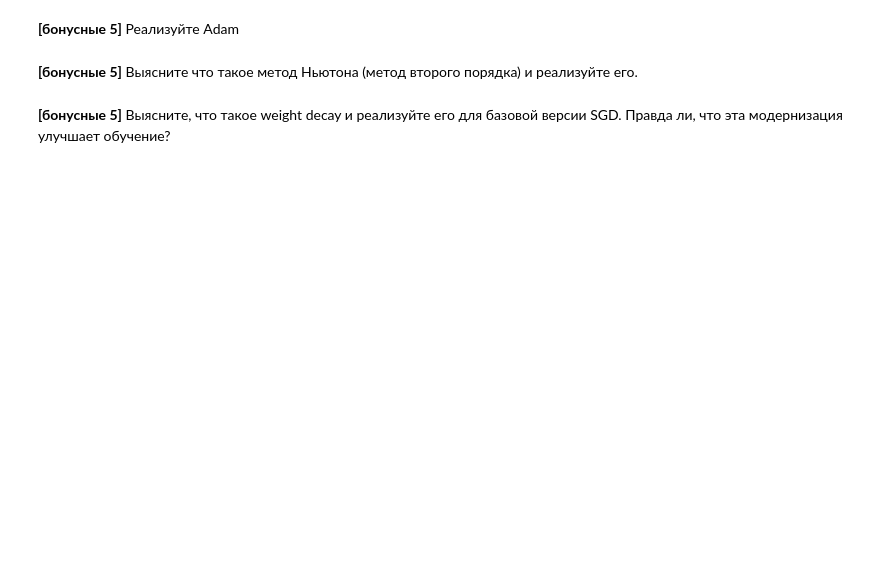
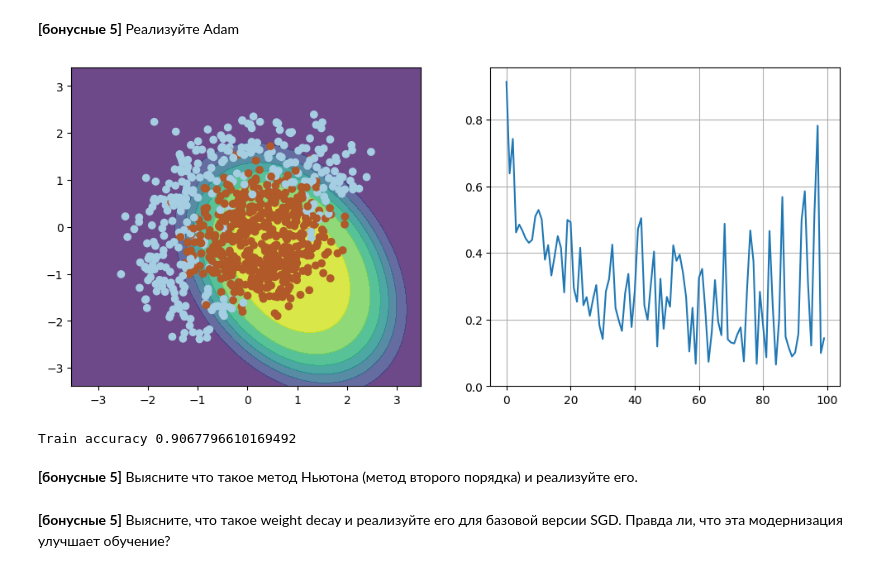
Before and after one commit to IYuminov/yet_another_math_for_DS, a Jupyter notebook: hw/math_base_hw02_part02.ipynb, the cells around one changed output. Saved outputs shown, nothing was run; the diff lists cells and outputs as text; code cells hidden in the pictures; blank space fills up the shorter version.

```diff
--- a/hw/math_base_hw02_part02.ipynb
+++ b/hw/math_base_hw02_part02.ipynb
@@ -268,3 +287,40 @@ __[бонусные 5]__ Реализуйте Adam
+# %%
+np.random.seed(42)
+
+w = np.array([0, 0, 0, 0, 0, 1])
+
+mean_dw, mean_dw_2 = np.zeros_like(w), np.zeros_like(w)
+
+lr = 0.05
+beta = 0.5
+beta1 = 0.9
+eps = 1e-8
+n_iter = 100
+batch_size = 5
+loss = np.zeros(n_iter)
+
+for iter in range(n_iter):
+    index_batch = np.random.choice(len(y), batch_size)
+    X_train_batch = X_train[index_batch]
+    y_batch = y[index_batch]
+
+    loss[iter] = compute_loss(X_train_batch, y_batch, w)
+    gradient = compute_grad(X_train_batch, y_batch, w)
+
+    mean_dw = beta * mean_dw + (1 - beta) * gradient
+    mean_dw_2 = beta1 * mean_dw_2 + (1 - beta1) * (gradient ** 2)
+
+    m_dw_correct = mean_dw / (1 - (beta ** (iter + 1)))
+    m_dw_2_correct = mean_dw_2 / (1 - (beta1 ** (iter + 1)))
+
+    w = w - lr * (m_dw_correct / (np.sqrt(m_dw_2_correct) + eps))
+
+visualize(X_train, y, w, loss)
+
+print('Train accuracy', accuracy(probability(X_train, w), y))
+# %% [output]
+[figure, added]
+Train accuracy 0.9067796610169492
 # %% [markdown]
 __[бонусные 5]__ Выясните что такое метод Ньютона (метод второго порядка) и реализуйте его.
 # %%
```
Also changed, not shown: parts of 16 cells of this notebook.
